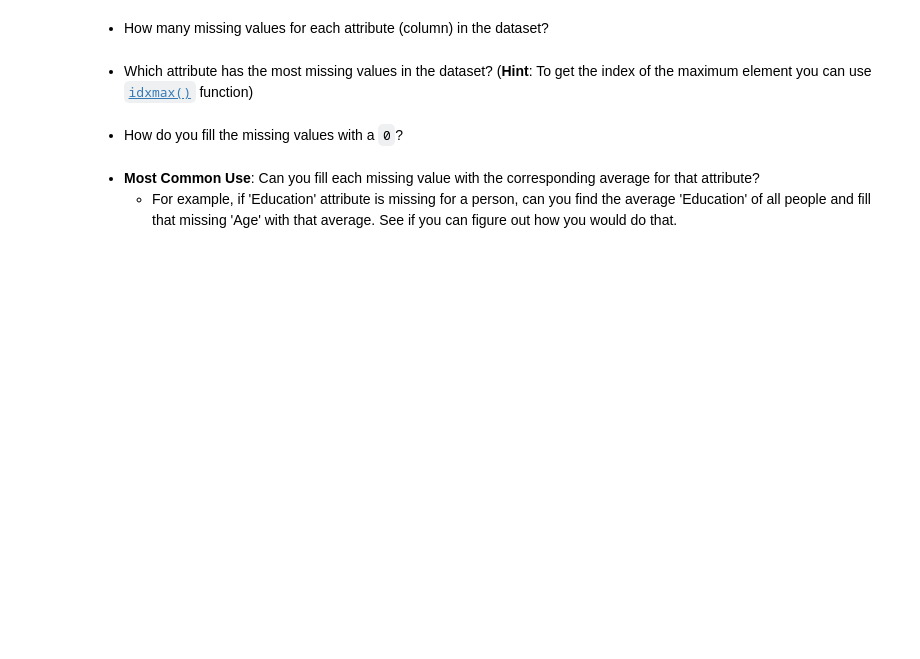
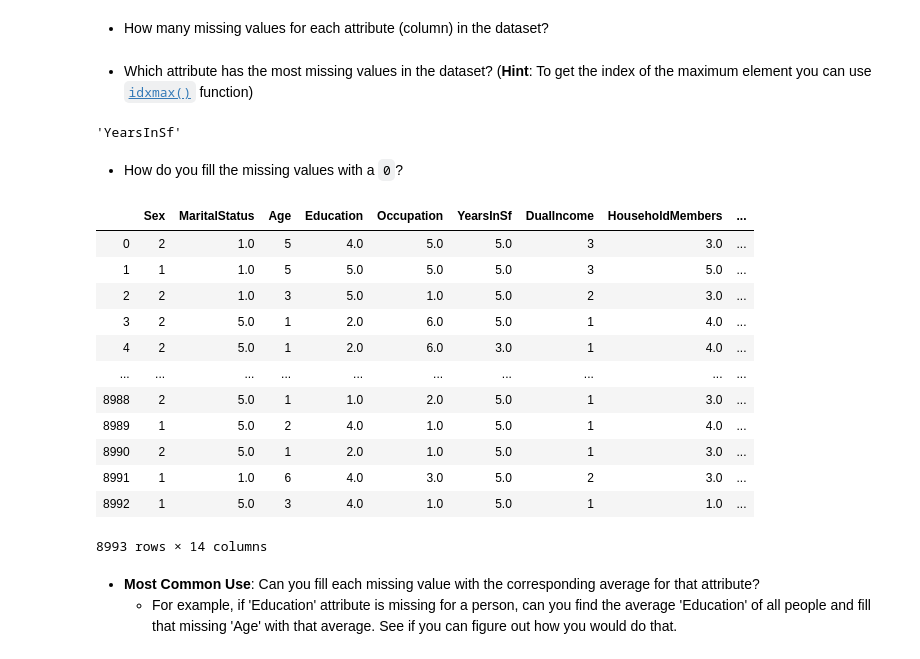
Before and after one commit to jarp/SP22-ITAO, a Jupyter notebook: Class_11_Pandas_Masking_Missing_Data.ipynb, the cells around one changed output. Drawn from its saved outputs; the diff is of its cells as text; code cells hidden in the pictures; blank space fills up the shorter version.

```diff
--- a/Class_11_Pandas_Masking_Missing_Data.ipynb
+++ b/Class_11_Pandas_Masking_Missing_Data.ipynb
@@ -188,9 +356,29 @@ print(dropped_df.shape)
 
 
 * Which attribute has the most missing values in the dataset? (**Hint**: To get the index of the maximum element you can use [`idxmax()`](https://pandas.pydata.org/pandas-docs/stable/generated/pandas.Series.idxmax.html) function)
+# %%
+md_counts.idxmax()
+# %% [output]
+'YearsInSf'
 # %% [markdown]
 
 * How do you fill the missing values with a `0`?
+# %%
+mark_data.fillna(0)
+# %% [output]
+|  | Sex | MaritalStatus | Age | Education | Occupation | YearsInSf | DualIncome | HouseholdMembers | ... |
+| 0 | 2 | 1.0 | 5 | 4.0 | 5.0 | 5.0 | 3 | 3.0 | ... |
+| 1 | 1 | 1.0 | 5 | 5.0 | 5.0 | 5.0 | 3 | 5.0 | ... |
+| 2 | 2 | 1.0 | 3 | 5.0 | 1.0 | 5.0 | 2 | 3.0 | ... |
+| 3 | 2 | 5.0 | 1 | 2.0 | 6.0 | 5.0 | 1 | 4.0 | ... |
+| 4 | 2 | 5.0 | 1 | 2.0 | 6.0 | 3.0 | 1 | 4.0 | ... |
+| ... | ... | ... | ... | ... | ... | ... | ... | ... | ... |
+| 8988 | 2 | 5.0 | 1 | 1.0 | 2.0 | 5.0 | 1 | 3.0 | ... |
+| 8989 | 1 | 5.0 | 2 | 4.0 | 1.0 | 5.0 | 1 | 4.0 | ... |
+| 8990 | 2 | 5.0 | 1 | 2.0 | 1.0 | 5.0 | 1 | 3.0 | ... |
+| 8991 | 1 | 1.0 | 6 | 4.0 | 3.0 | 5.0 | 2 | 3.0 | ... |
+| 8992 | 1 | 5.0 | 3 | 4.0 | 1.0 | 5.0 | 1 | 1.0 | ... |
+8993 rows × 14 columns
 # %% [markdown]
 
 * **Most Common Use**: Can you fill each missing value with the corresponding average for that attribute?
```
Also changed, not shown: parts of 36 cells of this notebook, 8 other files.
